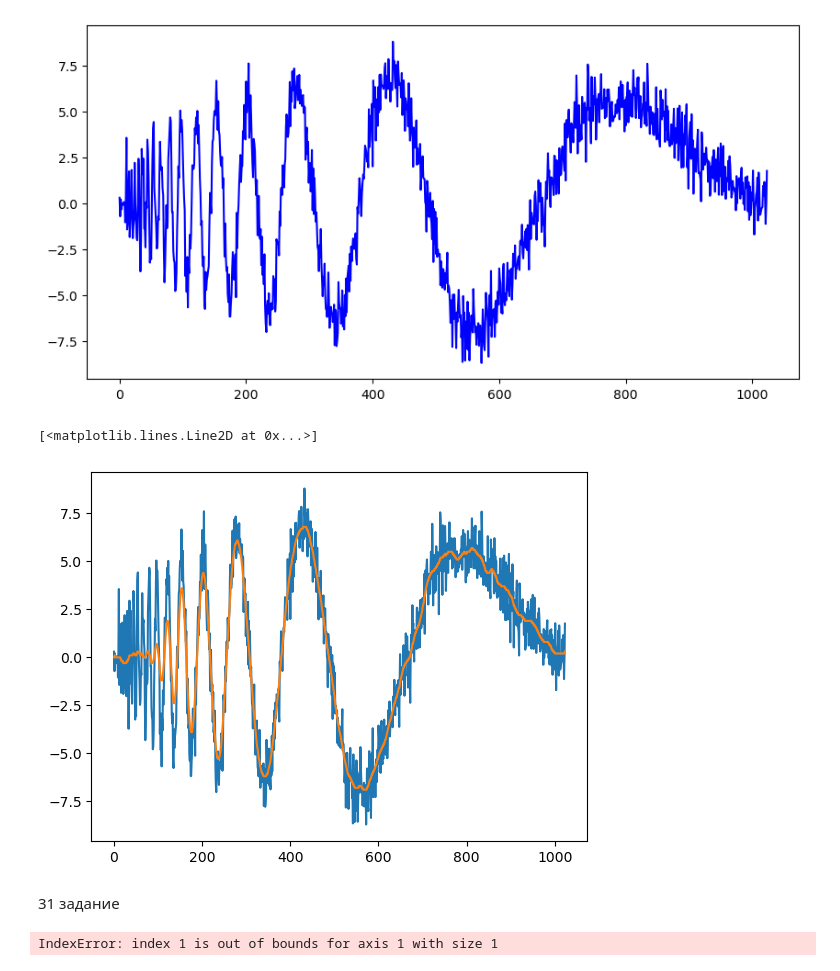
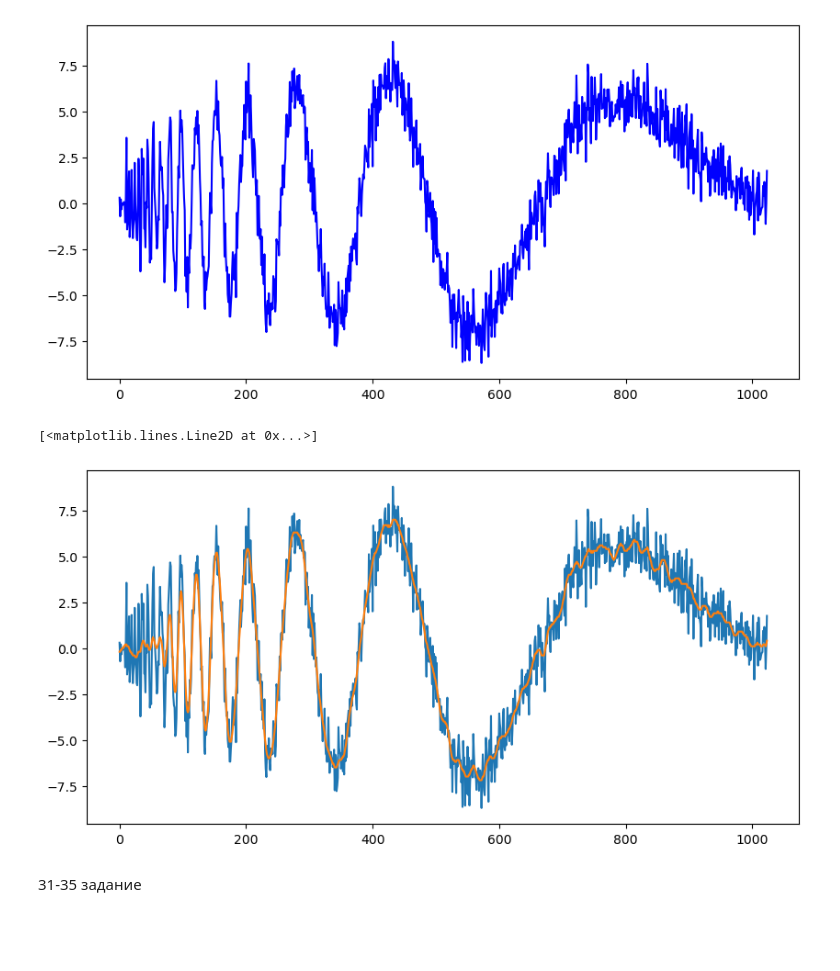
Before and after one commit to sympathhy/Vremennyi, a Jupyter notebook: lab6.ipynb, the cells around one changed output. Saved outputs shown, nothing was run; the diff lists cells and outputs as text; code cells hidden in the pictures; blank space fills up the shorter version.

```diff
--- a/lab6.ipynb
+++ b/lab6.ipynb
@@ -49,10 +49,9 @@ def SSA_group(A, U, V, N, I):
 
     Z = np.dot(U[:, I], V[I, :])
 
-    G = np.zeros(N)
+    lv = []
     L_min = min(L, K)
     K_max = max(L, K)
-    lv = []
 
     for k in range(0, L_min - 1):
         s = 0
@@ -63,7 +62,7 @@ def SSA_group(A, U, V, N, I):
     for k in range(L_min - 1, K_max):
         s = 0
 
-        for i in range(L_min - 1 + 1):
+        for i in range(L_min):
             s += Z[i, k - i]
         lv.append(round(s/(L_min), 1))
 
@@ -277,16 +276,17 @@ plt.show()
 # %% [output]
 [figure]
 # %%
-A, U, V = SSA_modes(data, 14)
-ts1 = SSA_group(A, U, V, len(data), [0])
+A, U, V = SSA_modes(data, 15)
+ts1 = SSA_group(A, U, V, len(data), [0, 1])
 
+plt.figure(figsize = (10, 5))
 plt.plot(data)
 plt.plot(ts1)
 # %% [output]
 [<matplotlib.lines.Line2D at 0x...>]
-[figure, old version]
+[figure, new version]
 # %% [markdown]
-31 задание
+31-35 задание
 # %%
 t = np.linspace(0, 1, 1024)
 f1 = 10
@@ -294,22 +294,28 @@ f2 = 50
 F=1.7*np.sin(2*np.pi*f1*t)+np.sin(2*np.pi*f2*t)+0.2*rand.randn(len(t))
 
 
-A, U, V = SSA_modes(1.7*np.sin(2*np.pi*f1*t)+np.sin(2*np.pi*f2*t), 256)
-
-res = SSA_group(A, U, V, len(F), list(range(0, 256)))
-
-def SSA_R(A, U, V, N, I, M):
+def SSA_R(A, U, N, M, I, res, F):
     vu = np.linalg.norm(U[-1, I])
     L = len(A)
     R = np.sum(U[L - 1, I] * U[0:L - 1, I], 1)
     R = R / (1 - vu * vu)
-    lv = []
+    lv = list(F)
 
     for i in range(N, N + M - 1):
-        for j in range(L-2):
-            lv.append(R[j]*R[i-j-1])
+        s = 0
+        for j in range(L - 1):
+            s += R[j]*res[i-j-1]
+        lv.append(s)
+
     return lv
 
-a = SSA_R(A, U, V, len(F), list(range(0, 256)), 256)
+
+
+t1 = np.linspace(0, 1, 1024 + 256 - 1)
+f1 = 10
+f2 = 50
+F1=1.7*np.sin(2*np.pi*f1*t1)+np.sin(2*np.pi*f2*t1)+0.2*rand.randn(len(t1))
+
+A, U, V = SSA_modes(F1, 50)
+res = SSA_group(A, U, V, len(F1), [0, 1, 2, 3])
+otv = SSA_R(A, U, len(F), 256, [0, 1, 2, 3], res, F)
-# %% [output]
-IndexError: index 1 is out of bounds for axis 1 with size 1
```
Also changed, not shown: parts of 20 cells of this notebook.
